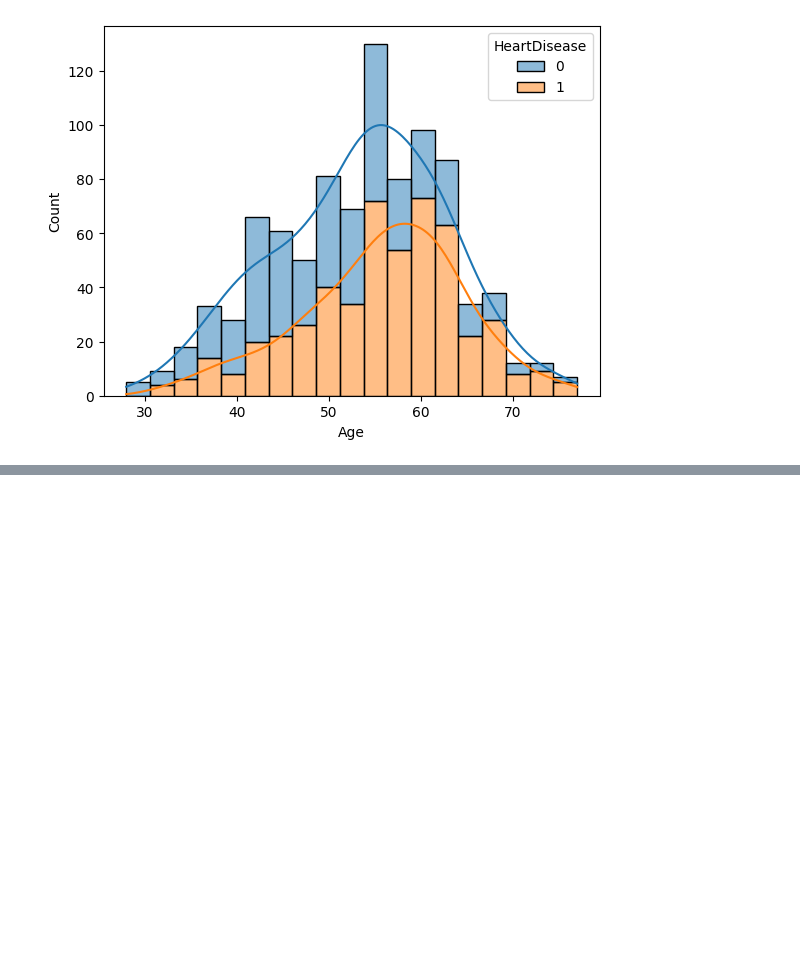
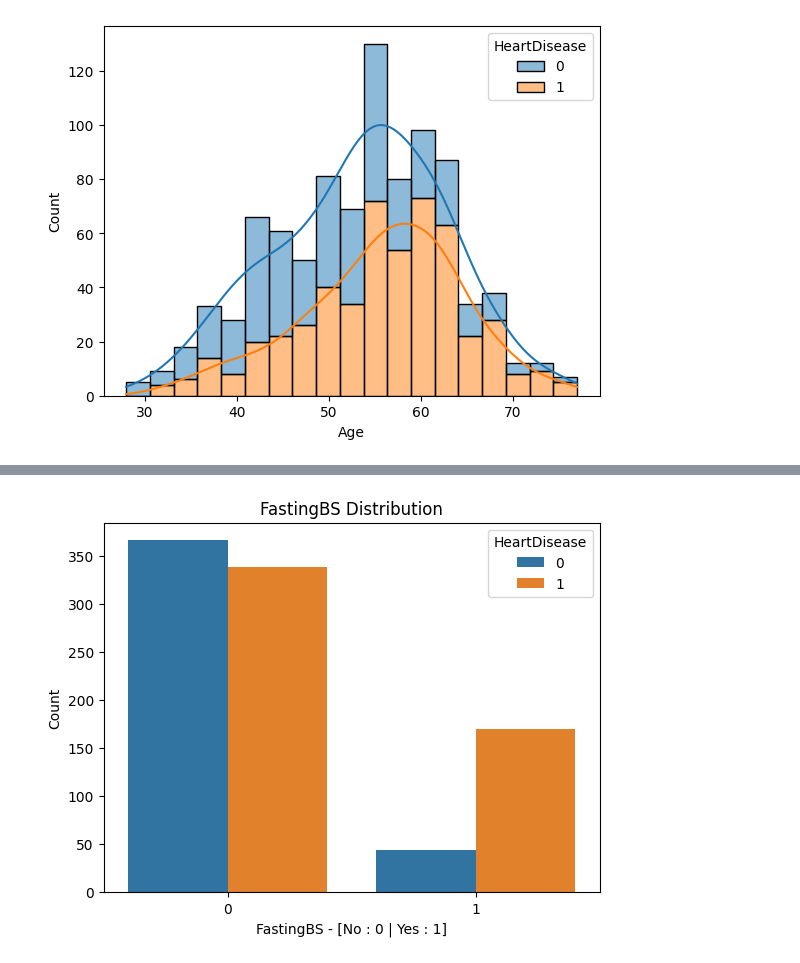
Before and after one commit to Payal2000/HeartDisease-Analysis, a Jupyter notebook: Heart.ipynb, the cells around one changed output, grey strips where cells are left out. Cells and saved outputs as stored; diff of their text form; code cells hidden in the pictures; blank space fills up the shorter version.

```diff
--- a/Heart.ipynb
+++ b/Heart.ipynb
@@ -216,0 +237,8 @@ sns.histplot(data=heart_df, x="Age", hue="HeartDisease", multiple="stack",kde=Tr
+# %%
+sns.countplot(x='FastingBS', data=heart_df, hue='HeartDisease')
+plt.title('FastingBS Distribution')
+plt.xlabel('FastingBS - [No : 0 | Yes : 1]')
+plt.ylabel('Count')
+plt.show()
+# %% [output]
+[figure, added]
```
Also changed, not shown: parts of 15 cells of this notebook.
